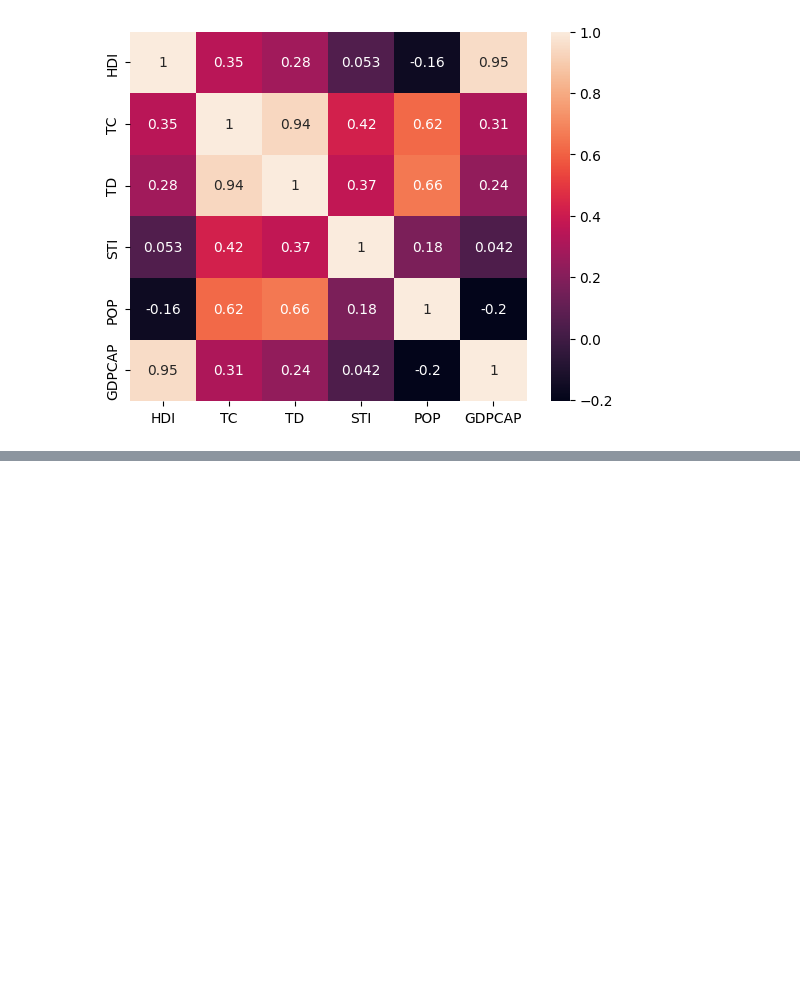
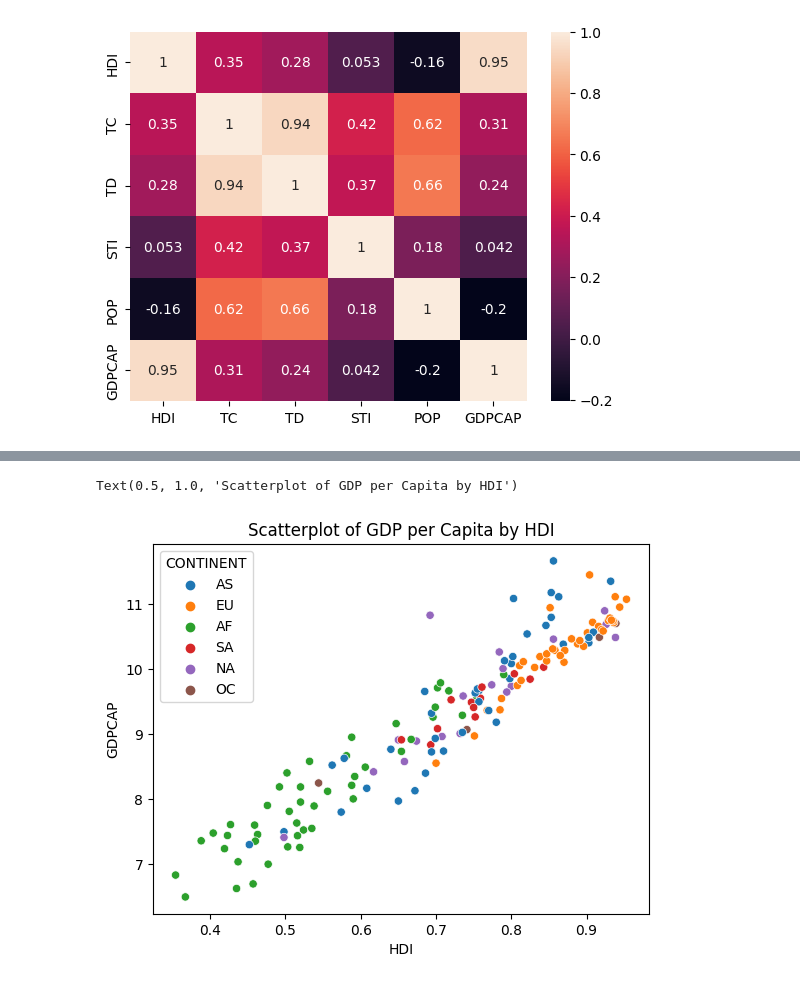
Before and after one commit to andidprastyo/Compfest-DSA-2023, a Jupyter notebook: analysis_new.ipynb, the cells around one changed output, grey strips where cells are left out. Drawn from its saved outputs; the diff is of its cells as text; code cells hidden in the pictures; blank space fills up the shorter version.

```diff
--- a/analysis_new.ipynb
+++ b/analysis_new.ipynb
@@ -190,0 +216,6 @@ country
+# %%
+sns.scatterplot(data=country, x='HDI', y='GDPCAP', hue='CONTINENT')
+plt.title('Scatterplot of GDP per Capita by HDI')
+# %% [output]
+Text(0.5, 1.0, 'Scatterplot of GDP per Capita by HDI')
+[figure, added]
```
Also changed, not shown: parts of 10 cells of this notebook.
